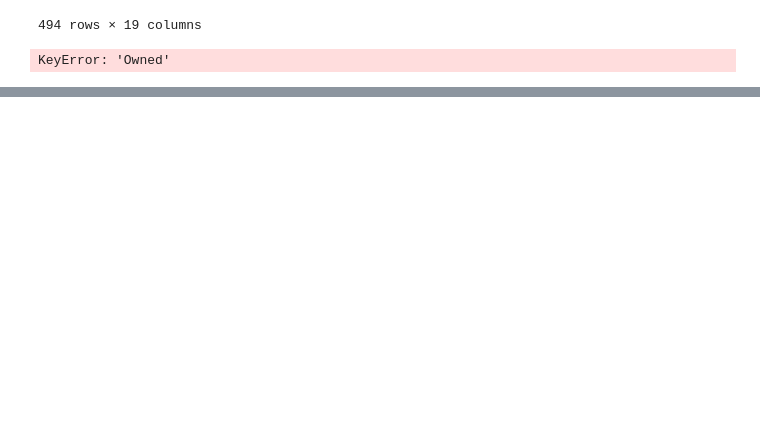
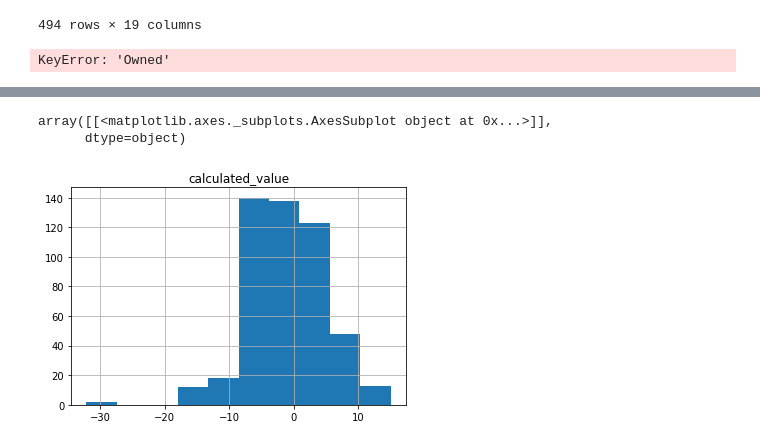
Before and after one commit to jjcaine/fantasy_bball, a Jupyter notebook: Fantasy Basketball Projected $ Values.ipynb, the cells around one changed output, grey strips where cells are left out. Drawn from its saved outputs; the diff is of its cells as text; code cells hidden in the pictures; blank space fills up the shorter version.

```diff
--- a/Fantasy Basketball Projected $ Values.ipynb
+++ b/Fantasy Basketball Projected $ Values.ipynb
@@ -555,0 +438,6 @@ df_draft.loc[df_draft['owned'] == 'Avail'].head(10)
+# %%
+df_draft.hist(column='calculated_value')
+# %% [output]
+array([[<matplotlib.axes._subplots.AxesSubplot object at 0x...>]],
+      dtype=object)
+[figure, added]
```
Also changed, not shown: parts of 12 cells of this notebook, 7 other files.
